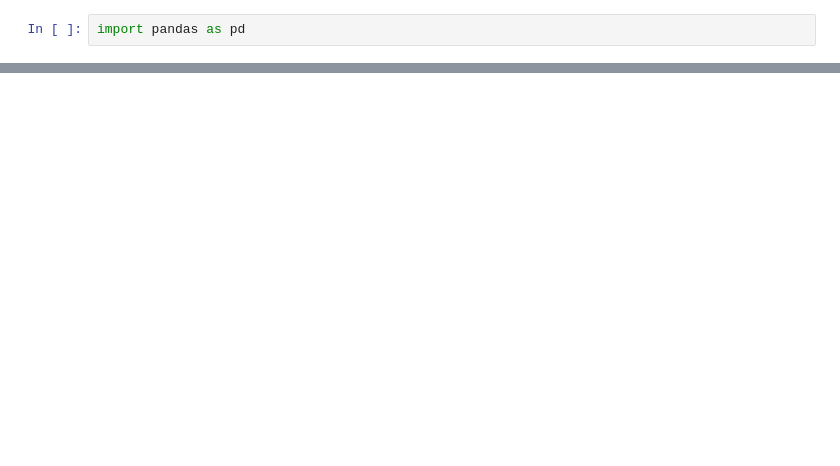
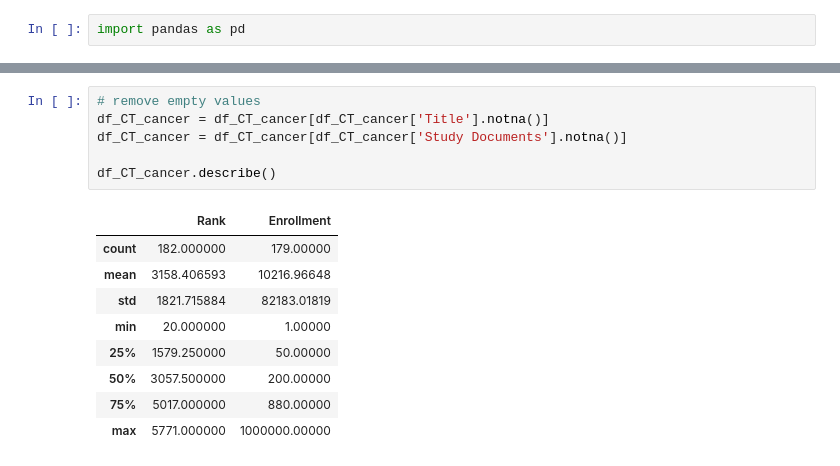
Before and after one commit to necibeahat/Retrieval-Augmentation-Generation, a Jupyter notebook: data-load.ipynb, the cells around one changed output, grey strips where cells are left out. Saved outputs shown, nothing was run; the diff lists cells and outputs as text; blank space fills up the shorter version.

```diff
--- a/data-load.ipynb
+++ b/data-load.ipynb
@@ -35,3 +40,19 @@ df.describe()
+# %%
+# remove empty values
+df_CT_cancer = df_CT_cancer[df_CT_cancer['Title'].notna()]
+df_CT_cancer = df_CT_cancer[df_CT_cancer['Study Documents'].notna()]
+
+df_CT_cancer.describe()
+# %% [output]
+|  | Rank | Enrollment |
+| count | 182.000000 | 179.00000 |
+| mean | 3158.406593 | 10216.96648 |
+| std | 1821.715884 | 82183.01819 |
+| min | 20.000000 | 1.00000 |
+| 25% | 1579.250000 | 50.00000 |
+| 50% | 3057.500000 | 200.00000 |
+| 75% | 5017.000000 | 880.00000 |
+| max | 5771.000000 | 1000000.00000 |
 # %%
 ## Convert dataframe to dictionary as a preparation to create the embedding (vectorised data).
 ## The data is stored in key-value format
```
Also changed, not shown: parts of 11 cells of this notebook, 1 other file.
